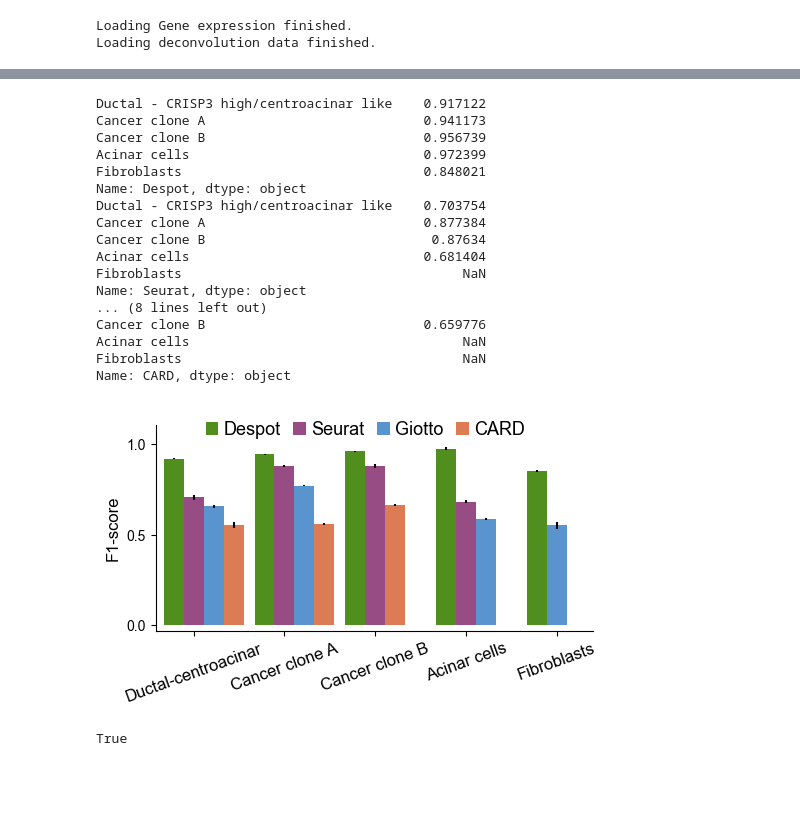
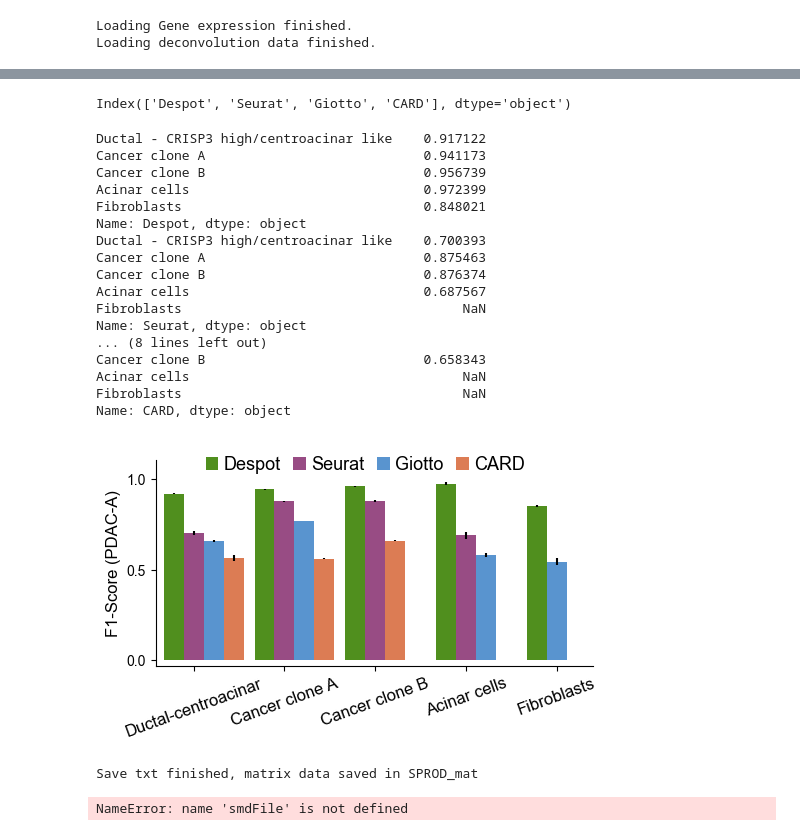
Before and after one commit to newmana/Despot, a Jupyter notebook: docs/3DLandscape.ipynb, the cells around one changed output, grey strips where cells are left out. Saved outputs shown, nothing was run; the diff lists cells and outputs as text; code cells hidden in the pictures; blank space fills up the shorter version.

```diff
--- a/docs/3DLandscape.ipynb
+++ b/docs/3DLandscape.ipynb
@@ -166,18 +197,12 @@ agg_mean
 | pDCs | 0.764282 | NaN | NaN | NaN |
 | Monocytes | 0.52717 | NaN | NaN | NaN |
 | T cells & NK cells | 0.777965 | NaN | NaN | NaN |
+# %%
+cell_types
+# %% [output]
+Index(['Despot', 'Seurat', 'Giotto', 'CARD'], dtype='object')
 # %%
-
-cell_types = agg_Despot.columns
-penguin_means = {
-    'Despot': agg_Despot.mean(axis=0),
-    'Seurat': agg_Seurat.mean(axis=0),
-}
-penguin_std = {
-    'Despot': agg_Despot.std(axis=0),
-    'Seurat': agg_Seurat.std(axis=0),
-}
-
+cell_types = agg_mean.index
 x = np.arange(len(cell_types[:5]))  # the label locations
 width = 0.22  # the width of the bars
 multiplier = 0
@@ -191,40 +216,40 @@ for attribute,color in zip(list(agg_mean.columns), colors):
     offset = [width * (multiplier - np.sum(pd.isna(agg_mean.loc[s, :attribute]))) for s in cell_types[:5]]
     rects = ax.bar(x + offset, measurement, width, label=attribute, yerr=agg_std[attribute][:5], color=color)
     multiplier += 1
-ax.set_ylabel("F1-score", fontsize=12)
+ax.set_ylabel("F1-Score (PDAC-A)", fontsize=12)
 ax.set_yticks([.0, .5, 1.0])
 ax.set_yticklabels([.0, .5, 1.0], fontsize=10)
 ax.set_ylim(-0.03, 1.1)
 ax.set_xlim(-0.2, max(x + width)+0.4)
 ax.set_xticks(x + width, cell_types[:5])
 ax.set_xticklabels(labels, rotation=20, fontsize=12)
 ax.spines.top.set_visible(False)
 ax.spines.right.set_visible(False)
 ax.legend(loc='lower left', ncol=4, frameon=False,
             bbox_to_anchor=(0.05, 0.8),
             handletextpad=0.3,
             borderpad=0.5,
             borderaxespad=1.05,
             columnspacing=0.7,
             handlelength=0.7,
             fontsize=13)
 plt.show()
 # %% [output]
 Ductal - CRISP3 high/centroacinar like    0.917122
 Cancer clone A                            0.941173
 Cancer clone B                            0.956739
 Acinar cells                              0.972399
 Fibroblasts                               0.848021
 Name: Despot, dtype: object
-Ductal - CRISP3 high/centroacinar like    0.703754
-Cancer clone A                            0.877384
-Cancer clone B                             0.87634
-Acinar cells                              0.681404
+Ductal - CRISP3 high/centroacinar like    0.700393
+Cancer clone A                            0.875463
+Cancer clone B                            0.876374
+Acinar cells                              0.687567
 Fibroblasts                                    NaN
 Name: Seurat, dtype: object
 ... (8 lines left out)
-Cancer clone B                            0.659776
+Cancer clone B                            0.658343
 Acinar cells                                   NaN
 Fibroblasts                                    NaN
 Name: CARD, dtype: object
-[figure, old version]
+[figure, new version]
@@ -233,6 +258,14 @@ txt_file = os.path.join("temp_result", "sprod_Denoised_matrix.txt")
 # %%
 count = pd.read_csv(txt_file, sep='\t', index_col=0)
 # %%
+smdFile = "h5smds/Stereo-seq.h5smd"
 Save_smd_from_txt(smdFile, txt_file, name="SPROD_mat", transport=True)
 # %% [output]
-True
+Save txt finished, matrix data saved in SPROD_mat
+# %%
+import h5py as h5
+import numpy as np
+from utils.io import *
+smdFile
+# %% [output]
+NameError: name 'smdFile' is not defined
```
Also changed, not shown: parts of 16 cells of this notebook, 4 other files.
